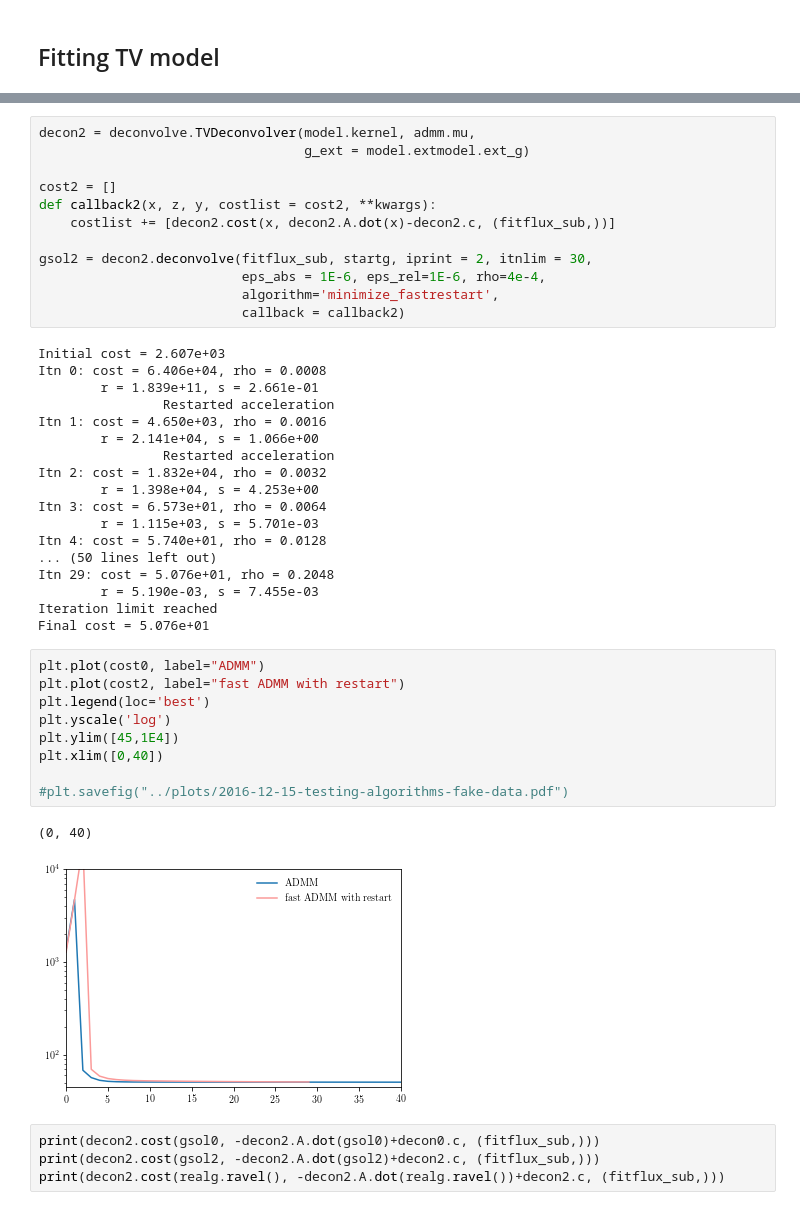
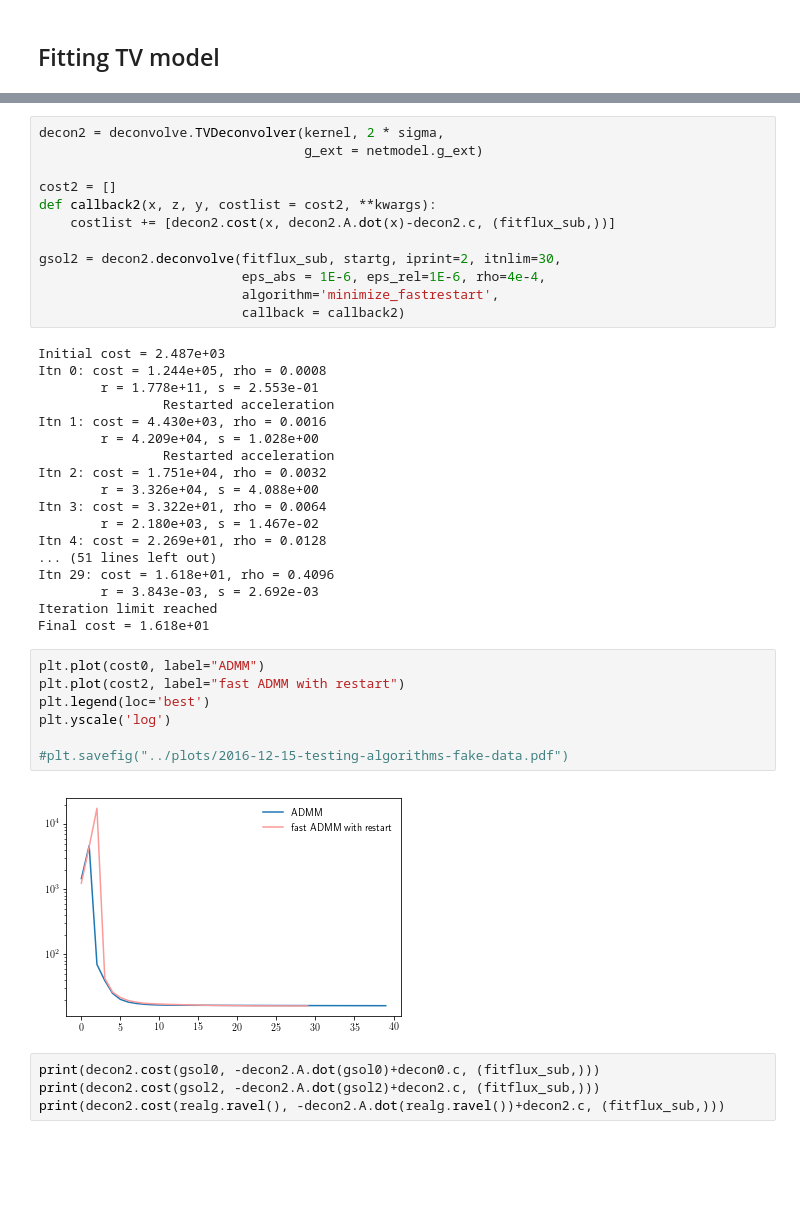
Before and after one commit to colinclement/pysquid, a Jupyter notebook: nbs/fakedata.ipynb, the cells around one changed output, grey strips where cells are left out. Saved outputs shown, nothing was run; the diff lists cells and outputs as text; blank space fills up the shorter version.

```diff
--- a/nbs/fakedata.ipynb
+++ b/nbs/fakedata.ipynb
@@ -197,45 +153,42 @@ Final cost = 5.047e+01
 # %%
-decon2 = deconvolve.TVDeconvolver(model.kernel, admm.mu,
-                                  g_ext = model.extmodel.ext_g)
+decon2 = deconvolve.TVDeconvolver(kernel, 2 * sigma,
+                                  g_ext = netmodel.g_ext)
 
 cost2 = []
 def callback2(x, z, y, costlist = cost2, **kwargs):
     costlist += [decon2.cost(x, decon2.A.dot(x)-decon2.c, (fitflux_sub,))]
 
-gsol2 = decon2.deconvolve(fitflux_sub, startg, iprint = 2, itnlim = 30,
+gsol2 = decon2.deconvolve(fitflux_sub, startg, iprint=2, itnlim=30,
                           eps_abs = 1E-6, eps_rel=1E-6, rho=4e-4,
                           algorithm='minimize_fastrestart',
                           callback = callback2)
 # %% [output]
-Initial cost = 2.607e+03
-Itn 0: cost = 6.406e+04, rho = 0.0008
-        r = 1.839e+11, s = 2.661e-01
+Initial cost = 2.487e+03
+Itn 0: cost = 1.244e+05, rho = 0.0008
+        r = 1.778e+11, s = 2.553e-01
                 Restarted acceleration
-Itn 1: cost = 4.650e+03, rho = 0.0016
-        r = 2.141e+04, s = 1.066e+00
+Itn 1: cost = 4.430e+03, rho = 0.0016
+        r = 4.209e+04, s = 1.028e+00
                 Restarted acceleration
-Itn 2: cost = 1.832e+04, rho = 0.0032
-        r = 1.398e+04, s = 4.253e+00
-Itn 3: cost = 6.573e+01, rho = 0.0064
-        r = 1.115e+03, s = 5.701e-03
-Itn 4: cost = 5.740e+01, rho = 0.0128
-... (50 lines left out)
-Itn 29: cost = 5.076e+01, rho = 0.2048
-        r = 5.190e-03, s = 7.455e-03
+Itn 2: cost = 1.751e+04, rho = 0.0032
+        r = 3.326e+04, s = 4.088e+00
+Itn 3: cost = 3.322e+01, rho = 0.0064
+        r = 2.180e+03, s = 1.467e-02
+Itn 4: cost = 2.269e+01, rho = 0.0128
+... (51 lines left out)
+Itn 29: cost = 1.618e+01, rho = 0.4096
+        r = 3.843e-03, s = 2.692e-03
 Iteration limit reached
-Final cost = 5.076e+01
+Final cost = 1.618e+01
 # %%
 plt.plot(cost0, label="ADMM")
 plt.plot(cost2, label="fast ADMM with restart")
 plt.legend(loc='best')
 plt.yscale('log')
-plt.ylim([45,1E4])
-plt.xlim([0,40])
 
 #plt.savefig("../plots/2016-12-15-testing-algorithms-fake-data.pdf")
 # %% [output]
-(0, 40)
-[figure, old version]
+[figure, new version]
 # %%
 print(decon2.cost(gsol0, -decon2.A.dot(gsol0)+decon0.c, (fitflux_sub,)))
 print(decon2.cost(gsol2, -decon2.A.dot(gsol2)+decon2.c, (fitflux_sub,)))
```
Also changed, not shown: parts of 37 cells of this notebook.
